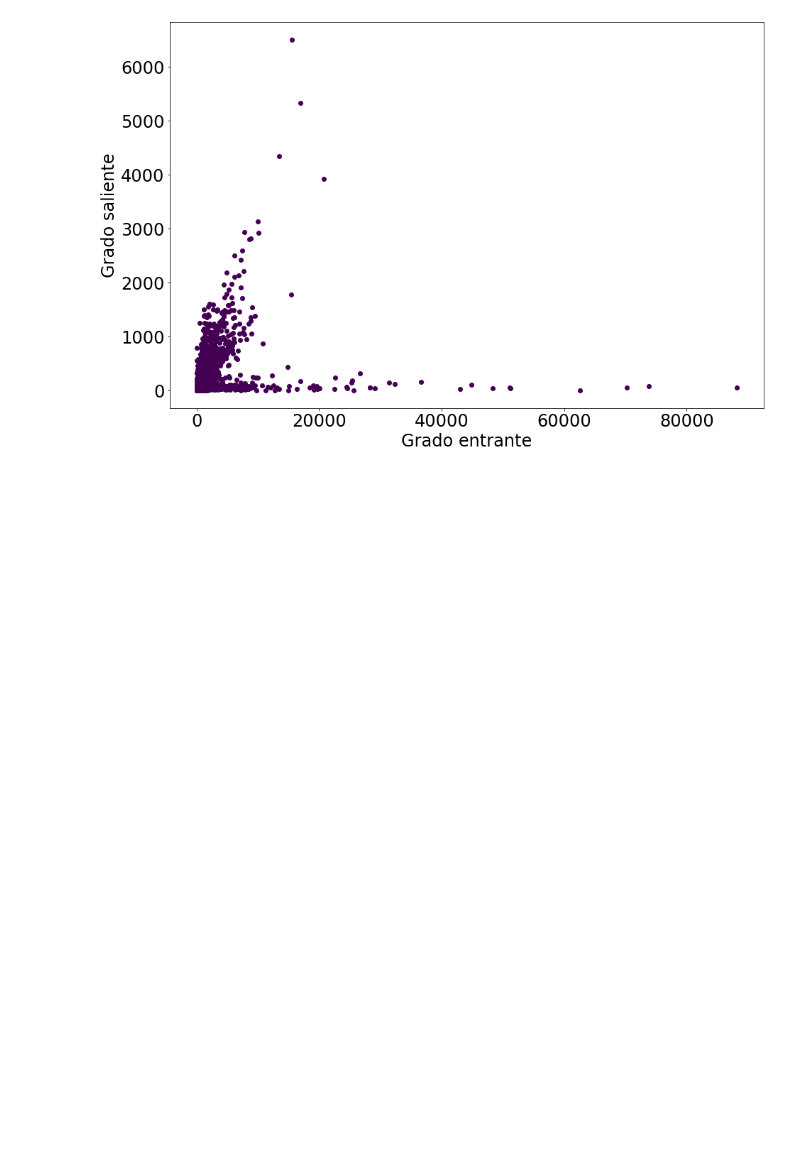
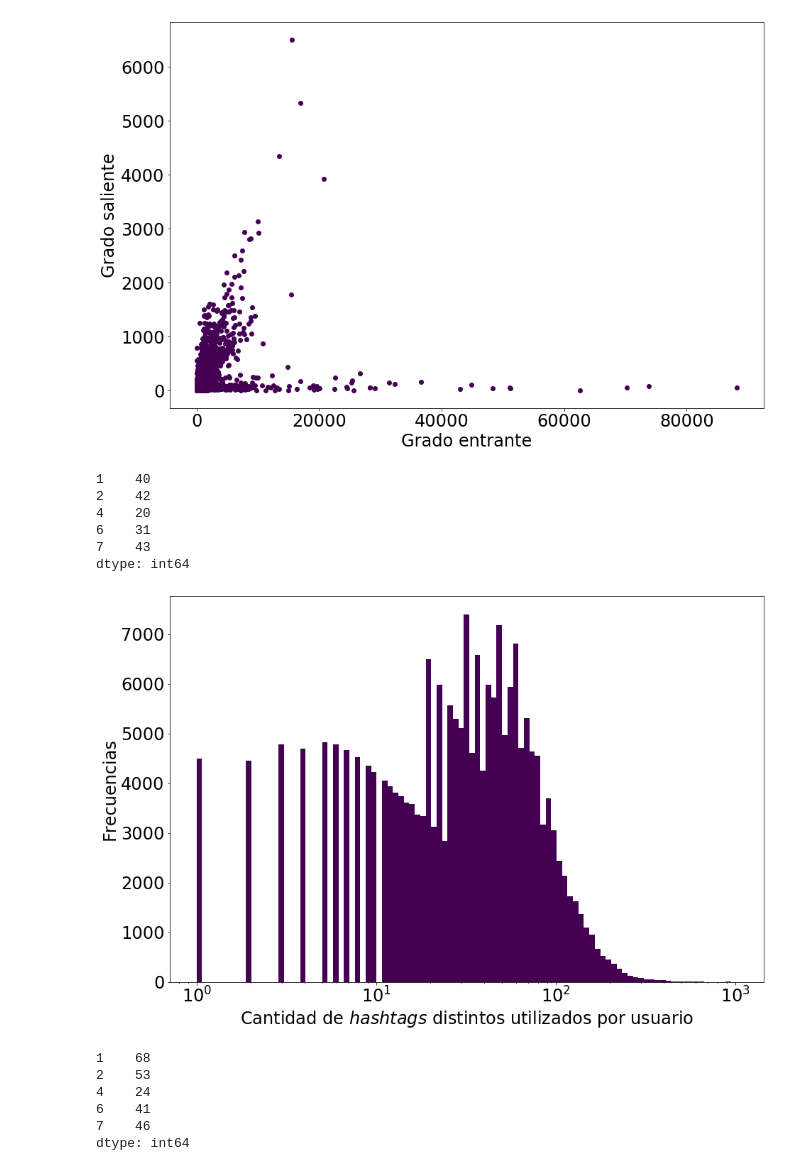
Before and after one commit to CoNexDat/twitter-topics, a Jupyter notebook: 01 Analisis preliminar.ipynb, the cells around one changed output. Saved outputs shown, nothing was run; the diff lists cells and outputs as text; code cells hidden in the pictures; blank space fills up the shorter version.

Commit message:
Agrego histogramas de hashtags por usuario + carpeta data de donde se sacan algunos datos

```diff
--- a/01 Analisis preliminar.ipynb
+++ b/01 Analisis preliminar.ipynb
@@ -106,3 +106,38 @@ plt.ylabel("Grado saliente")
 resultado = plt.scatter(todos_df["cantidad_x"], todos_df["cantidad_y"])
 # %% [output]
 [figure]
+# %%
+hashtags_unicos_por_usuario = pd.Series.from_csv('data/hashtags_unicos_por_usuario.csv')
+hashtags_unicos_por_usuario.head()
+# %% [output]
+1    40
+2    42
+4    20
+6    31
+7    43
+dtype: int64
+# %%
+ax = plt.axes()
+colores = [paleta(i) for i in np.linspace(0, 1, 4)]
+
+bins = np.logspace(0, np.log10(max(hashtags_unicos_por_usuario.values)), 100)
+plt.hist(hashtags_unicos_por_usuario.values, bins=bins, color=colores[0])
+plt.xlabel('Cantidad de $\it{hashtags}$ distintos utilizados por usuario')
+plt.xscale('log')
+plt.ylabel('Frecuencias')
+xticks = [ 1, 10, 100, 1000]
+xlabels = ["$10^{0}$", "$10^{1}$", "$10^{2}$", "$10^{3}$"]
+plt.xticks(xticks, xlabels)
+plt.show()
+# %% [output]
+[figure, added]
+# %%
+hashtags_por_usuario = pd.Series.from_csv('data/hashtags_por_usuario.csv')
+hashtags_por_usuario.head()
+# %% [output]
+1    68
+2    53
+4    24
+6    41
+7    46
+dtype: int64
```
Also changed, not shown: parts of 2 cells of this notebook, 3 other files.
